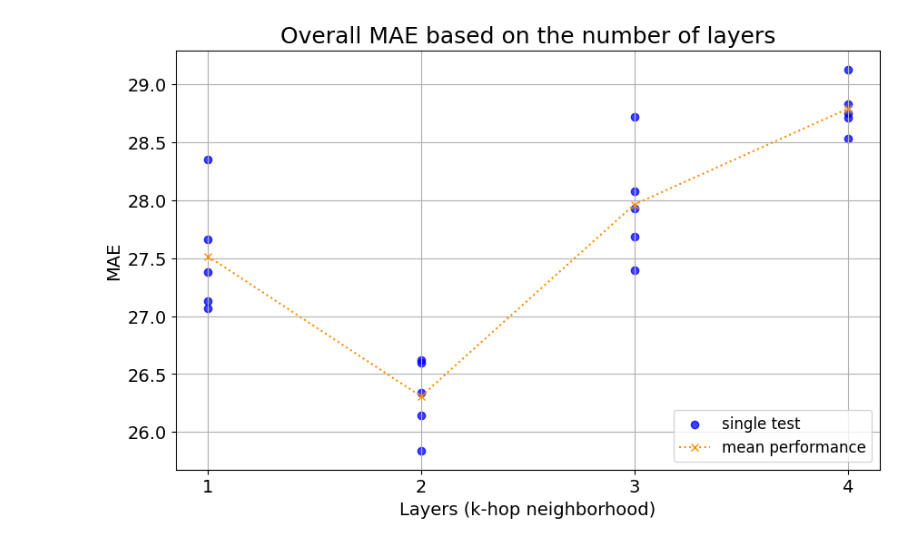
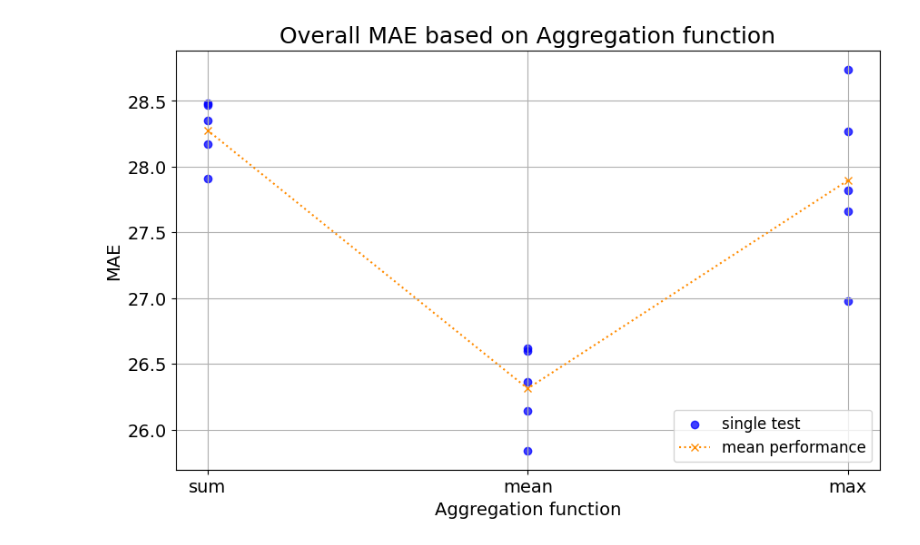
Before and after one commit to westarman/MLG-Project, a Jupyter notebook: models/graphSAGE/plotting.ipynb, the cells around one changed output. Drawn from its saved outputs; the diff is of its cells as text; code cells hidden in the pictures.

```diff
--- a/models/graphSAGE/plotting.ipynb
+++ b/models/graphSAGE/plotting.ipynb
@@ -1,42 +1,35 @@
 # %%
 import matplotlib.pyplot as plt
 from collections import defaultdict
+
 data = [
-    (1, 27.07), (1, 28.35), (1, 27.66), (1, 27.13), (1, 27.38),
-    (2, 25.84), (2, 26.34), (2, 26.62), (2, 26.14), (2, 26.6),
-    (3, 27.93), (3, 28.72), (3, 28.08), (3, 27.69), (3, 27.4),
-    (4, 28.83), (4, 28.53), (4, 29.13), (4, 28.75), (4, 28.71),
+    ("sum", 27.91), ("sum", 28.17), ("sum", 28.47), ("sum", 28.48), ("sum", 28.35),
+    ("mean", 25.84), ("mean", 26.36), ("mean", 26.62), ("mean", 26.14), ("mean", 26.6),
+    ("max", 27.82), ("max", 27.66), ("max", 28.27), ("max", 28.74), ("max", 26.98)
 ]
-"""
-data = [
-    (32, 27.07), (32, 28.35), (32, 27.66), (32, 27.13), (32, 27.38),
-    (64, 25.84), (64, 26.34), (64, 26.62), (64, 26.14), (64, 26.6),
-    (128, 27.93), (128, 28.72), (128, 28.08), (128, 27.69), (128, 27.4),
-    (256, 28.83), (256, 28.53), (256, 29.13), (256, 28.75), (256, 28.71),
-]
-"""
+
 hidden_dims, mae = zip(*data)
 
 plt.figure(figsize=(10,6))
 plt.scatter(hidden_dims, mae, label="single test", color="blue", alpha=0.75) #<-- data points
 
 bucket = defaultdict(list)
 for h, m in data:
     bucket[h].append(m)
 
 mean_hidden = sorted(bucket.keys())
 mean_mae = [sum(bucket[h]) / len(bucket[h]) for h in mean_hidden]
 
 plt.plot(mean_hidden, mean_mae, label="mean performance", marker='x', color="darkorange", linestyle=':') #<-- average line
 
 #plt.xscale("log")
-plt.xlabel("Layers (k-hop neighborhood)", fontsize=14)
+plt.xlabel("Aggregation function", fontsize=14)
 plt.ylabel("MAE", fontsize=14)
-plt.xticks([1, 2, 3, 4], labels=[1, 2, 3, 4], fontsize=14)
+plt.xticks(["sum", "mean", "max"], labels=["sum", "mean", "max"], fontsize=14)
 plt.yticks(fontsize=14)
-plt.title("Overall MAE based on the number of layers", fontsize=18)
+plt.title("Overall MAE based on Aggregation function", fontsize=18)
 plt.legend(loc='lower right', fontsize=12) # <-- 'label' above assigns the legend
 plt.grid(True)
 plt.show()
 # %% [output]
-[figure, old version]
+[figure, new version]
```
Also changed, not shown: 5 other files.
